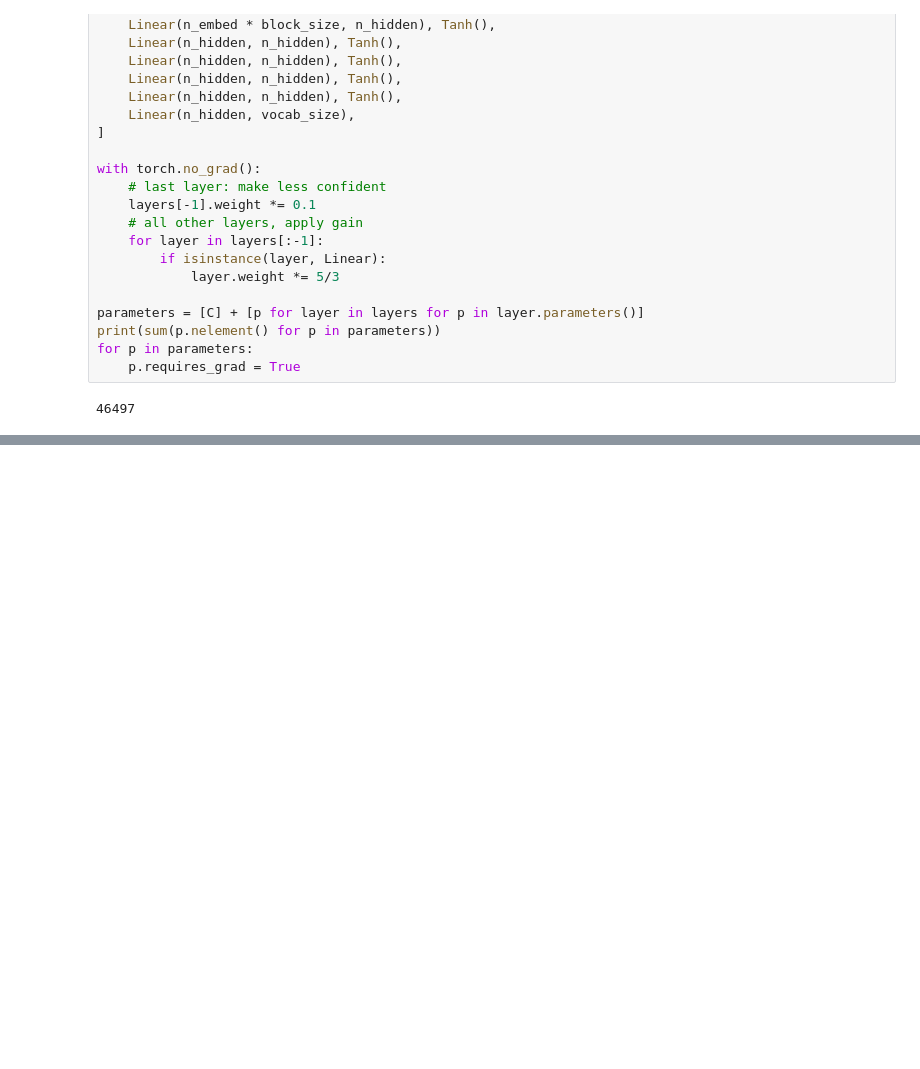
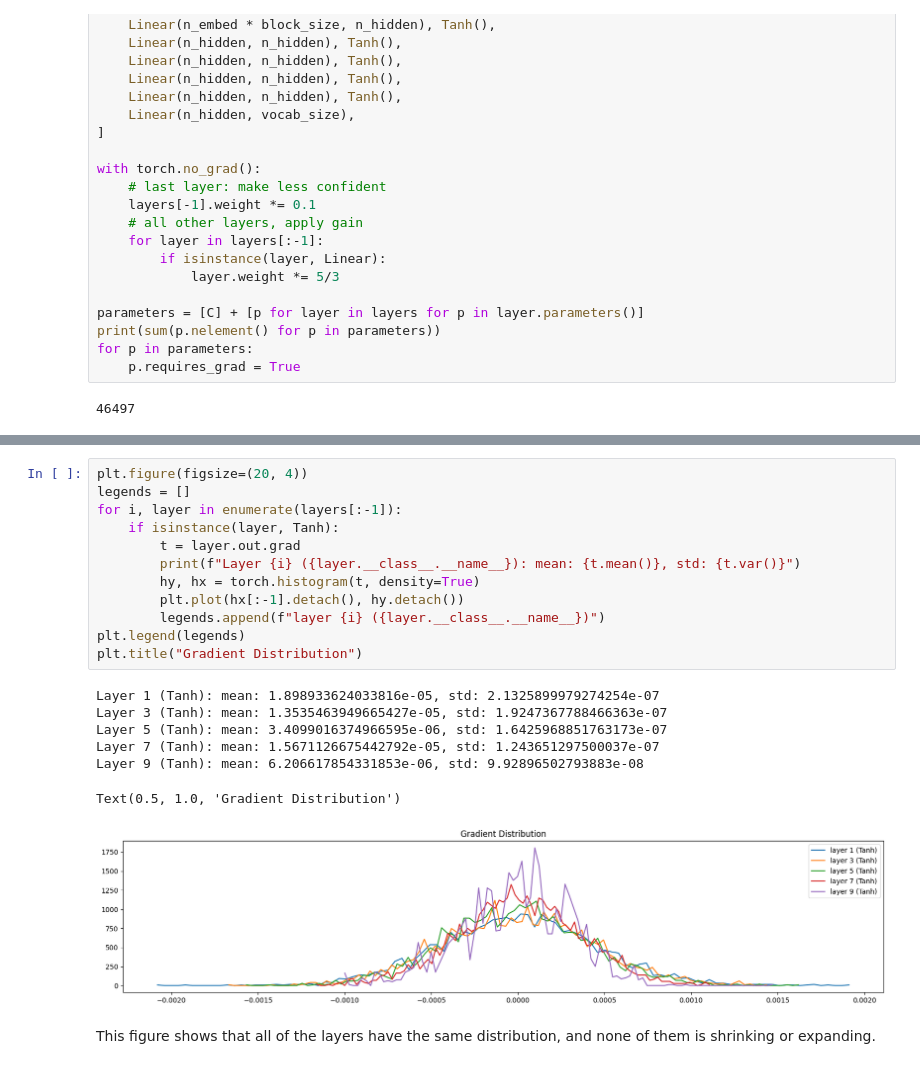
Before and after one commit to zeinab-sheikhi/makemore, a Jupyter notebook: app.ipynb, the cells around one changed output, grey strips where cells are left out. Cells and saved outputs as stored; diff of their text form; blank space fills up the shorter version.

```diff
--- a/app.ipynb
+++ b/app.ipynb
@@ -2092,0 +2196,22 @@ for p in parameters:
+# %%
+plt.figure(figsize=(20, 4))
+legends = []
+for i, layer in enumerate(layers[:-1]):
+    if isinstance(layer, Tanh):
+        t = layer.out.grad
+        print(f"Layer {i} ({layer.__class__.__name__}): mean: {t.mean()}, std: {t.var()}")
+        hy, hx = torch.histogram(t, density=True)
+        plt.plot(hx[:-1].detach(), hy.detach())
+        legends.append(f"layer {i} ({layer.__class__.__name__})")
+plt.legend(legends)
+plt.title("Gradient Distribution")
+# %% [output]
+Layer 1 (Tanh): mean: 1.898933624033816e-05, std: 2.1325899979274254e-07
+Layer 3 (Tanh): mean: 1.3535463949665427e-05, std: 1.9247367788466363e-07
+Layer 5 (Tanh): mean: 3.4099016374966595e-06, std: 1.6425968851763173e-07
+Layer 7 (Tanh): mean: 1.5671126675442792e-05, std: 1.243651297500037e-07
+Layer 9 (Tanh): mean: 6.206617854331853e-06, std: 9.92896502793883e-08
+Text(0.5, 1.0, 'Gradient Distribution')
+[figure, added]
+# %% [markdown]
+This figure shows that all of the layers have the same distribution, and none of them is shrinking or expanding.
```
Also changed, not shown: parts of 29 cells of this notebook.
